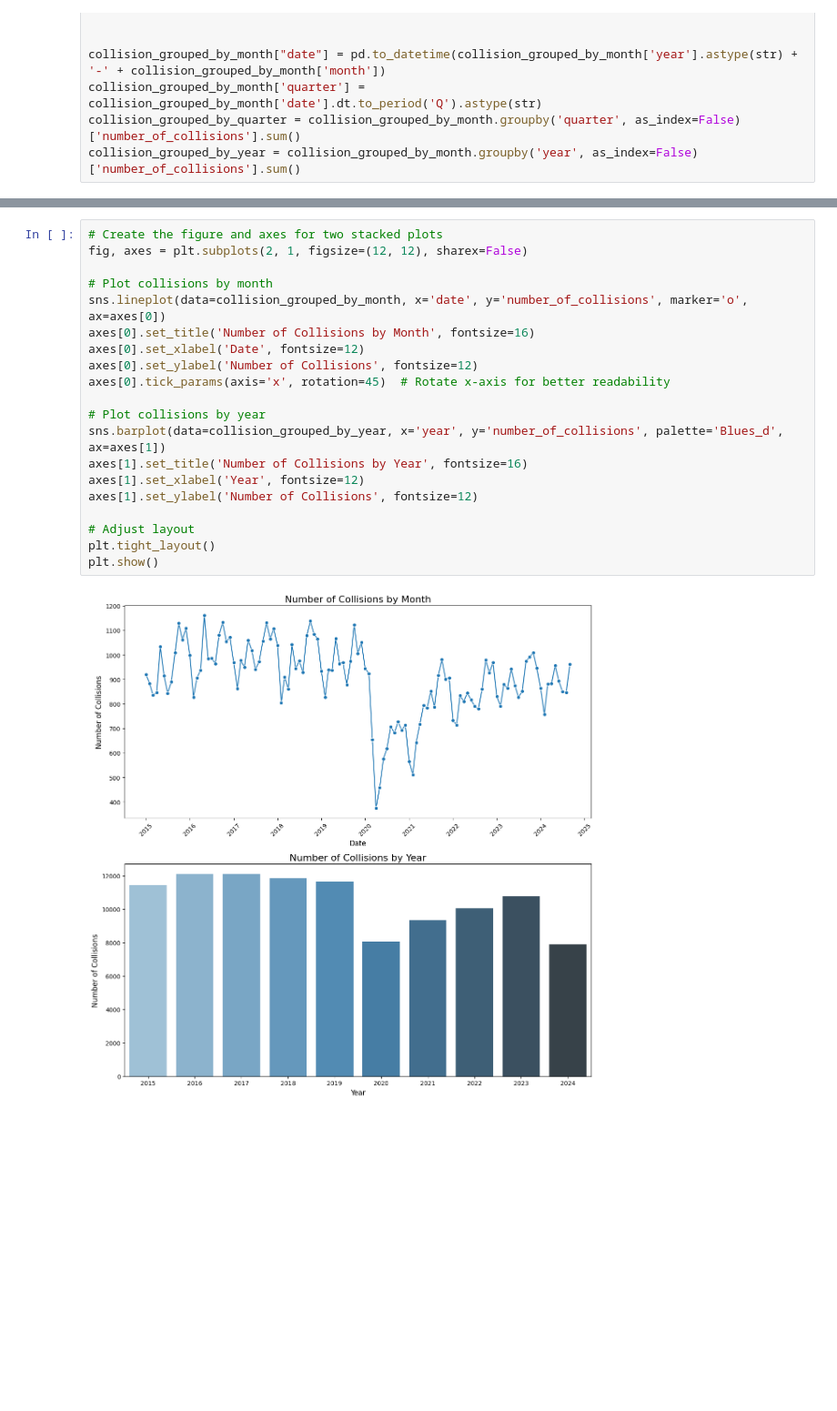
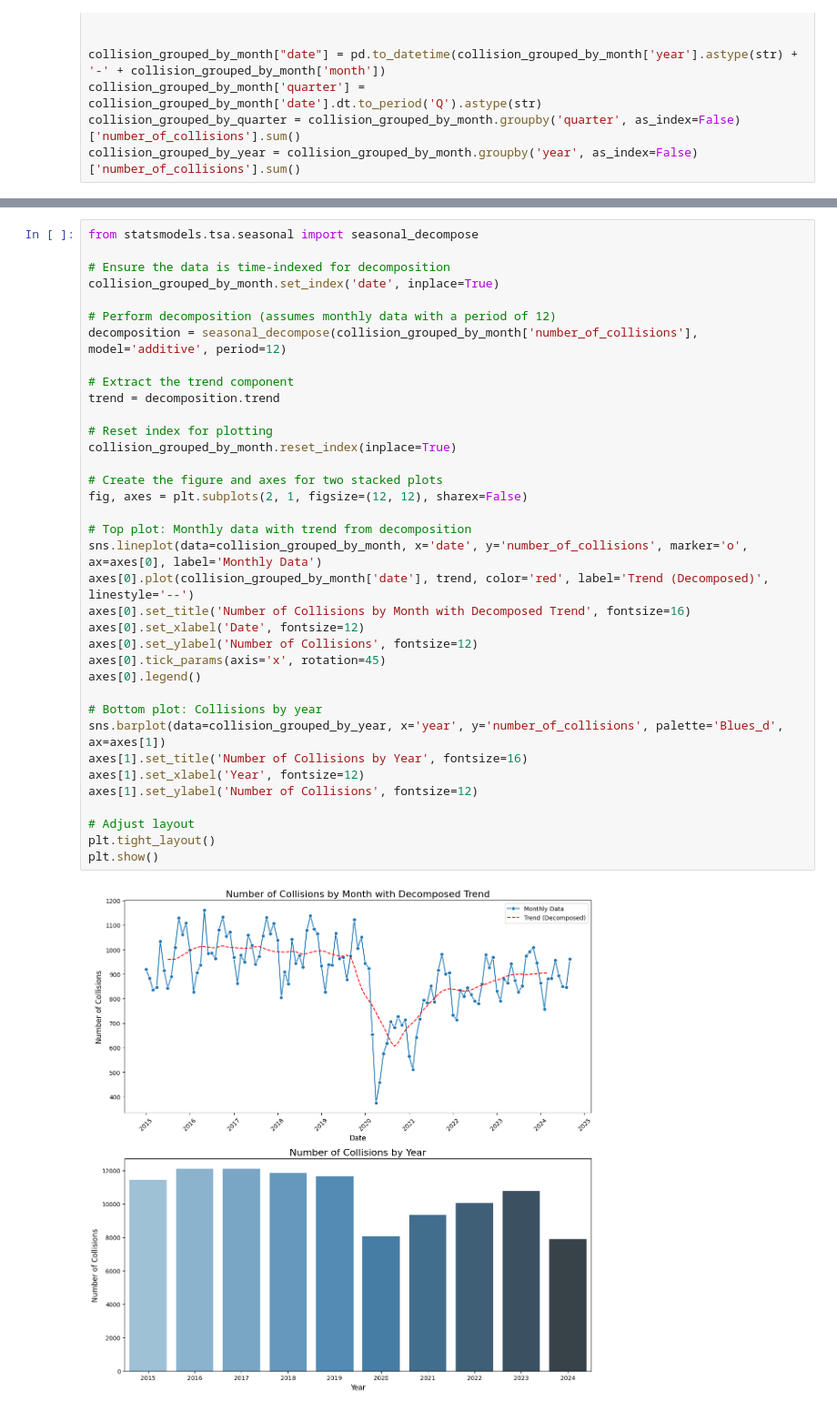
Before and after one commit to stanislavlia/collisions_analysis_dtsa5506, a Jupyter notebook: analysis.ipynb, the cells around one changed output, grey strips where cells are left out. Shown at 91% size. Drawn from its saved outputs; the diff is of its cells as text; blank space fills up the shorter version.

```diff
--- a/analysis.ipynb
+++ b/analysis.ipynb
@@ -201,22 +209,38 @@ collision_grouped_by_year = collision_grouped_by_month.groupby('year', as_index=
 # %%
+from statsmodels.tsa.seasonal import seasonal_decompose
+
+# Ensure the data is time-indexed for decomposition
+collision_grouped_by_month.set_index('date', inplace=True)
+
+# Perform decomposition (assumes monthly data with a period of 12)
+decomposition = seasonal_decompose(collision_grouped_by_month['number_of_collisions'], model='additive', period=12)
+
+# Extract the trend component
+trend = decomposition.trend
+
+# Reset index for plotting
+collision_grouped_by_month.reset_index(inplace=True)
+
 # Create the figure and axes for two stacked plots
 fig, axes = plt.subplots(2, 1, figsize=(12, 12), sharex=False)
 
-# Plot collisions by month
-sns.lineplot(data=collision_grouped_by_month, x='date', y='number_of_collisions', marker='o', ax=axes[0])
-axes[0].set_title('Number of Collisions by Month', fontsize=16)
+# Top plot: Monthly data with trend from decomposition
+sns.lineplot(data=collision_grouped_by_month, x='date', y='number_of_collisions', marker='o', ax=axes[0], label='Monthly Data')
+axes[0].plot(collision_grouped_by_month['date'], trend, color='red', label='Trend (Decomposed)', linestyle='--')
+axes[0].set_title('Number of Collisions by Month with Decomposed Trend', fontsize=16)
 axes[0].set_xlabel('Date', fontsize=12)
 axes[0].set_ylabel('Number of Collisions', fontsize=12)
-axes[0].tick_params(axis='x', rotation=45)  # Rotate x-axis for better readability
+axes[0].tick_params(axis='x', rotation=45)
+axes[0].legend()
 
-# Plot collisions by year
+# Bottom plot: Collisions by year
 sns.barplot(data=collision_grouped_by_year, x='year', y='number_of_collisions', palette='Blues_d', ax=axes[1])
 axes[1].set_title('Number of Collisions by Year', fontsize=16)
 axes[1].set_xlabel('Year', fontsize=12)
 axes[1].set_ylabel('Number of Collisions', fontsize=12)
 
 # Adjust layout
 plt.tight_layout()
 plt.show()
 # %% [output]
-[figure, old version]
+[figure, new version]
```
Also changed, not shown: parts of 12 cells of this notebook.
